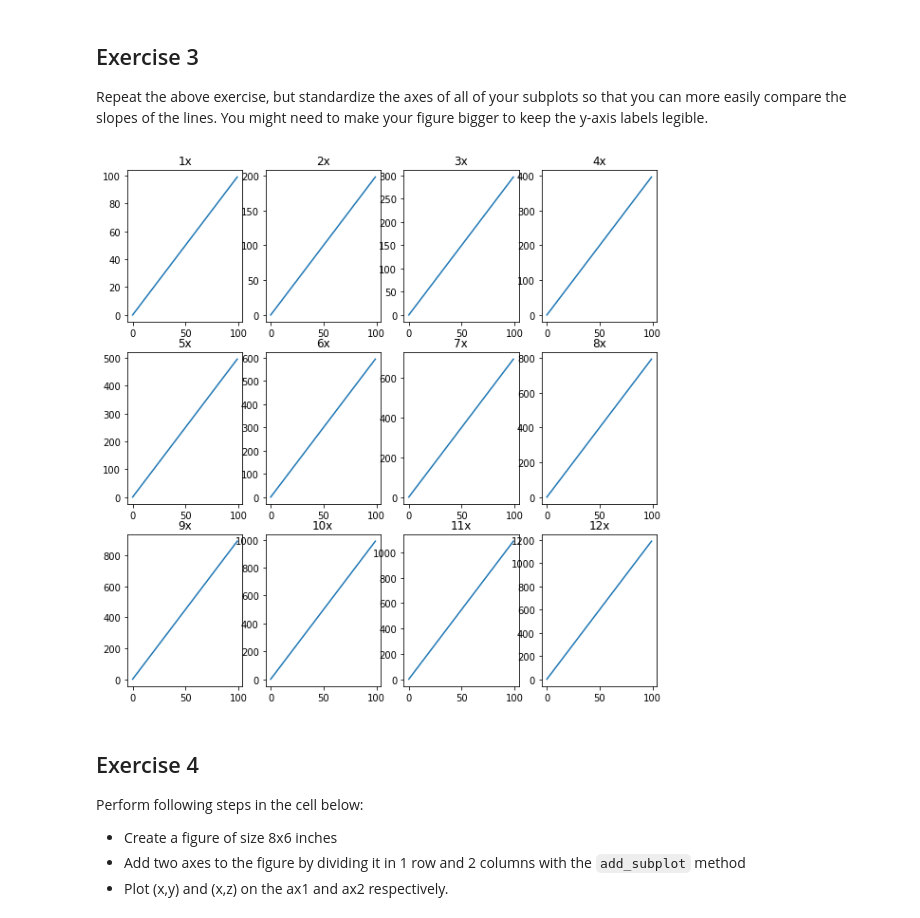
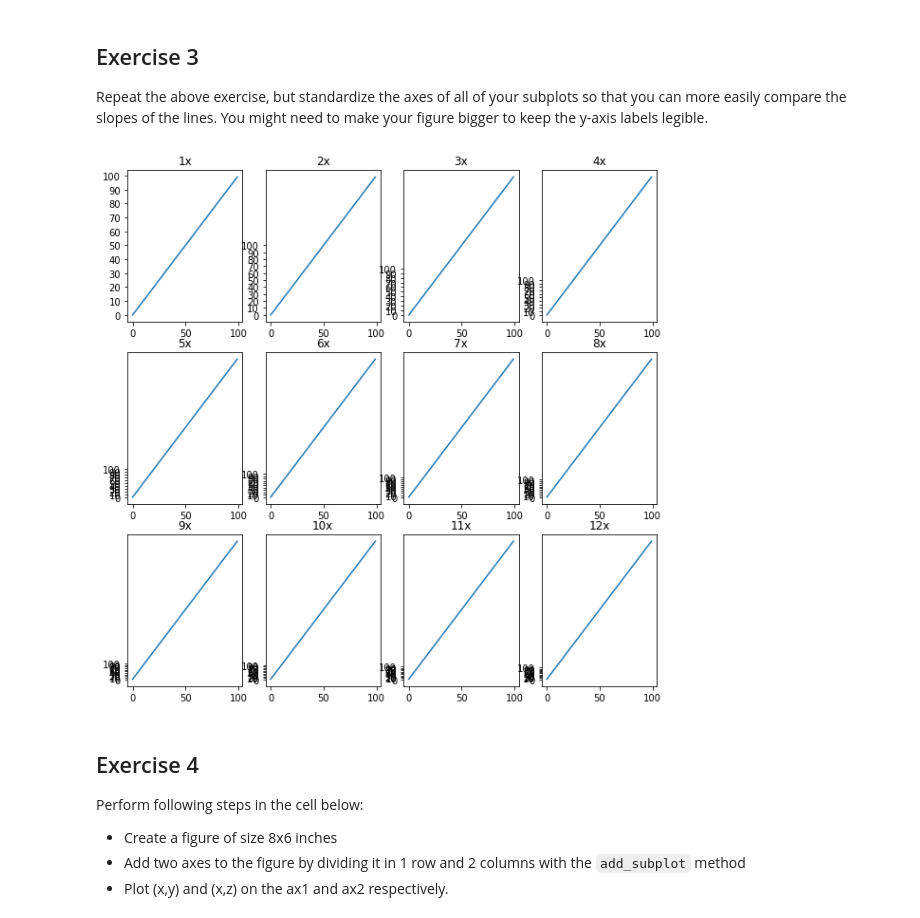
Before and after one commit to Mcllstr/dsc-more-practice-with-matplotlib-lab-dc-ds-060319, a Jupyter notebook: index.ipynb, the cells around one changed output. Cells and saved outputs as stored; diff of their text form; code cells hidden in the pictures.

```diff
--- a/index.ipynb
+++ b/index.ipynb
@@ -110,16 +110,16 @@ Repeat the above exercise, but standardize the axes of all of your subplots so t
 # %%
 fig, axes = plt.subplots(nrows = 3, ncols = 4, figsize = (10,10))
 
 for n in range(1,13):
     row = (n-1)//4
     col = n%4-1
     ax = axes[row][col]
     y = [xn*n for xn in x]
     ax.plot(x, y)
     ax.set_title('{}x'.format(n))
-    ax.set_yticks(np.linspace(0,,11))
+    ax.set_yticks(np.linspace(0,100,11))
 # %% [output]
-[figure, old version]
+[figure, new version]
 # %% [markdown]
 ## Exercise 4
 
```
